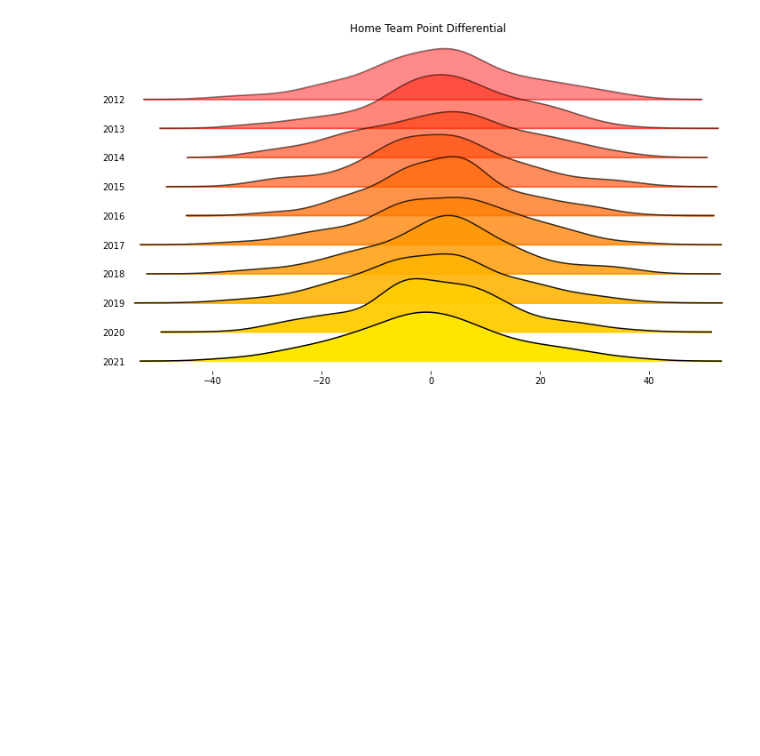
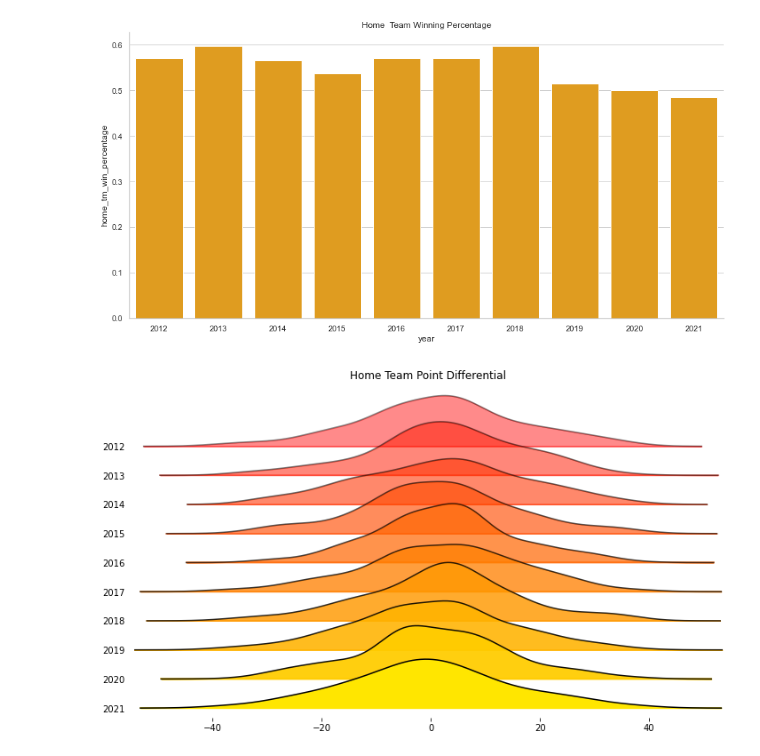
Before and after one commit to mtodisco10/sports-analytics, a Jupyter notebook: home-field-advantage/home_field_advantage.ipynb, the cells around one changed output. Saved outputs shown, nothing was run; the diff lists cells and outputs as text; code cells hidden in the pictures; blank space fills up the shorter version.

```diff
--- a/home-field-advantage/home_field_advantage.ipynb
+++ b/home-field-advantage/home_field_advantage.ipynb
@@ -11,3 +64,9 @@ scores['year'] = pd.to_datetime(scores.date).dt.year
+# %%
+(sns.barplot(data=score_agg_by_year, x='year', y='home_tm_win_percentage', color='orange')
+ .set_title('Home  Team Winning Percentage'))
+sns.despine();
+# %% [output]
+[figure, added]
 # %%
 joyplot(scores.query("(pts_diff > -40) & (pts_diff < 40)"),
         by='year',
```
Also changed, not shown: parts of 8 cells of this notebook.
